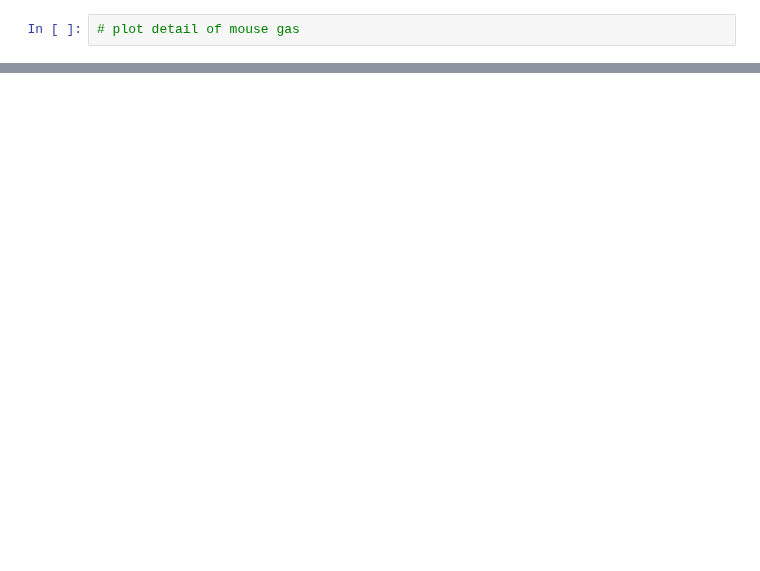
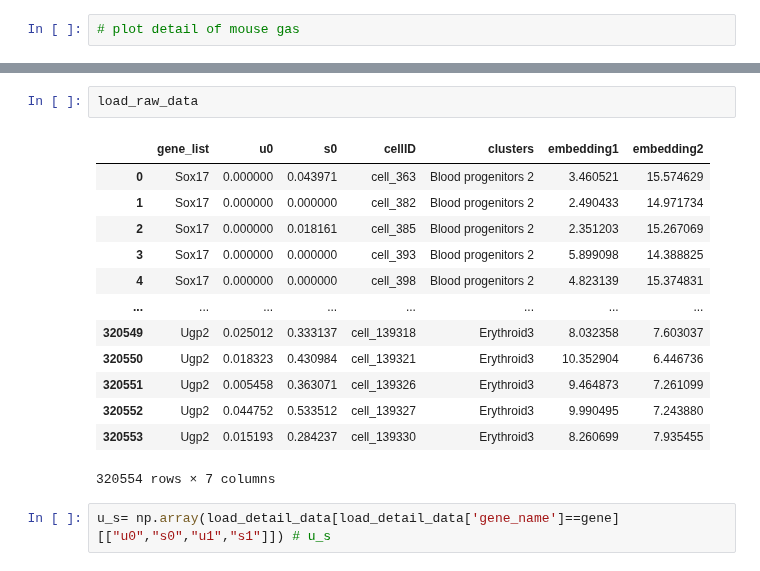
Before and after one commit to GuangyuWangLab2021/cellDancer, a Jupyter notebook: src/mouse_gas_gene_velocity_plot.ipynb, the cells around one changed output, grey strips where cells are left out. Saved outputs shown, nothing was run; the diff lists cells and outputs as text; blank space fills up the shorter version.

```diff
--- a/src/mouse_gas_gene_velocity_plot.ipynb
+++ b/src/mouse_gas_gene_velocity_plot.ipynb
@@ -140,0 +189,18 @@ for gene in gene_choice:
+# %%
+load_raw_data
+# %% [output]
+|  | gene_list | u0 | s0 | cellID | clusters | embedding1 | embedding2 |
+| 0 | Sox17 | 0.000000 | 0.043971 | cell_363 | Blood progenitors 2 | 3.460521 | 15.574629 |
+| 1 | Sox17 | 0.000000 | 0.000000 | cell_382 | Blood progenitors 2 | 2.490433 | 14.971734 |
+| 2 | Sox17 | 0.000000 | 0.018161 | cell_385 | Blood progenitors 2 | 2.351203 | 15.267069 |
+| 3 | Sox17 | 0.000000 | 0.000000 | cell_393 | Blood progenitors 2 | 5.899098 | 14.388825 |
+| 4 | Sox17 | 0.000000 | 0.000000 | cell_398 | Blood progenitors 2 | 4.823139 | 15.374831 |
+| ... | ... | ... | ... | ... | ... | ... | ... |
+| 320549 | Ugp2 | 0.025012 | 0.333137 | cell_139318 | Erythroid3 | 8.032358 | 7.603037 |
+| 320550 | Ugp2 | 0.018323 | 0.430984 | cell_139321 | Erythroid3 | 10.352904 | 6.446736 |
+| 320551 | Ugp2 | 0.005458 | 0.363071 | cell_139326 | Erythroid3 | 9.464873 | 7.261099 |
+| 320552 | Ugp2 | 0.044752 | 0.533512 | cell_139327 | Erythroid3 | 9.990495 | 7.243880 |
+| 320553 | Ugp2 | 0.015193 | 0.284237 | cell_139330 | Erythroid3 | 8.260699 | 7.935455 |
+320554 rows × 7 columns
+# %%
+u_s= np.array(load_detail_data[load_detail_data['gene_name']==gene][["u0","s0","u1","s1"]]) # u_s
```
Also changed, not shown: parts of 5 cells of this notebook, 5 other files.
